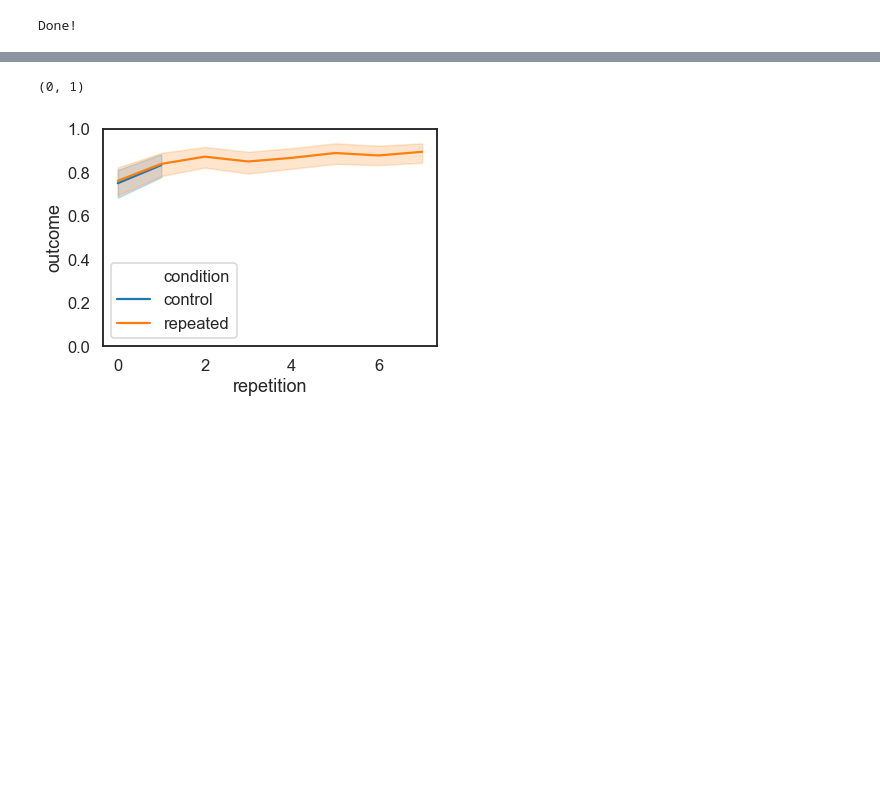
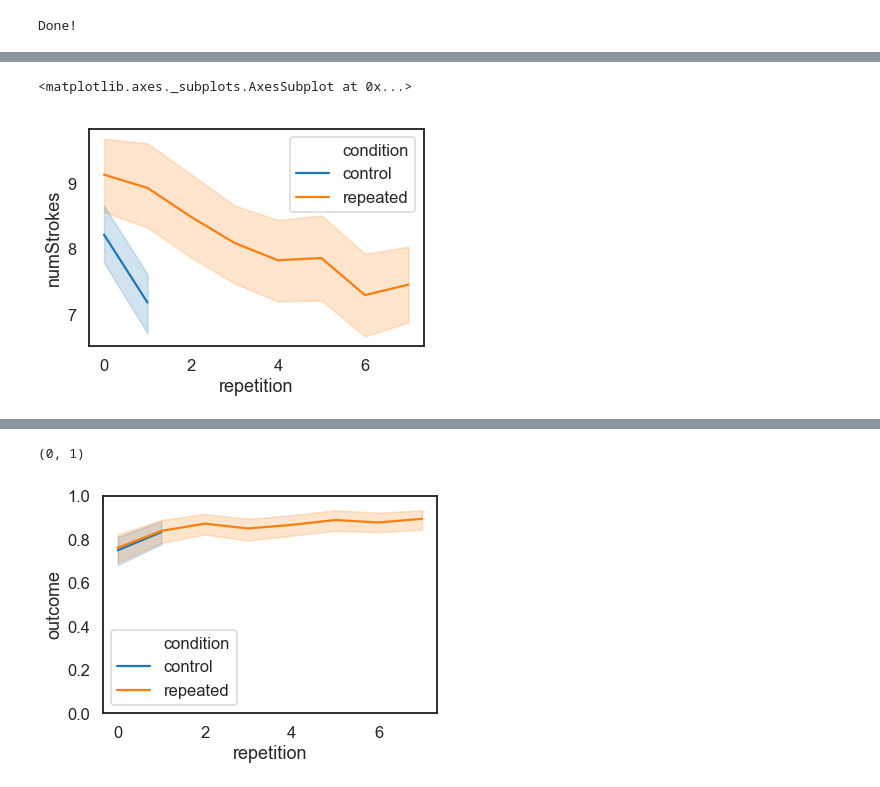
Before and after one commit to cogtoolslab/graphical_conventions_cogsci19, a Jupyter notebook: analysis/ipynb/jefan/generate_refgame_dataframe_run5.ipynb, the cells around one changed output, grey strips where cells are left out. Drawn from its saved outputs; the diff is of its cells as text; code cells hidden in the pictures; blank space fills up the shorter version.

```diff
--- a/analysis/ipynb/jefan/generate_refgame_dataframe_run5.ipynb
+++ b/analysis/ipynb/jefan/generate_refgame_dataframe_run5.ipynb
@@ -146,3 +154,11 @@ sns.lineplot(x='repetition',hue='condition',y='meanPixelIntensity',data=D0)
+# %%
+# D.groupby(['gameID','condition'])['outcome'].mean()
+sns.set_context('talk')
+sns.lineplot(x='repetition',hue='condition',y='numStrokes',data=D)
+# plt.ylim(0,1)
+# %% [output]
+<matplotlib.axes._subplots.AxesSubplot at 0x...>
+[figure, added]
 # %%
 # D.groupby(['gameID','condition'])['outcome'].mean()
 sns.set_context('talk')
```
Also changed, not shown: parts of 7 cells of this notebook, 1 other file.
